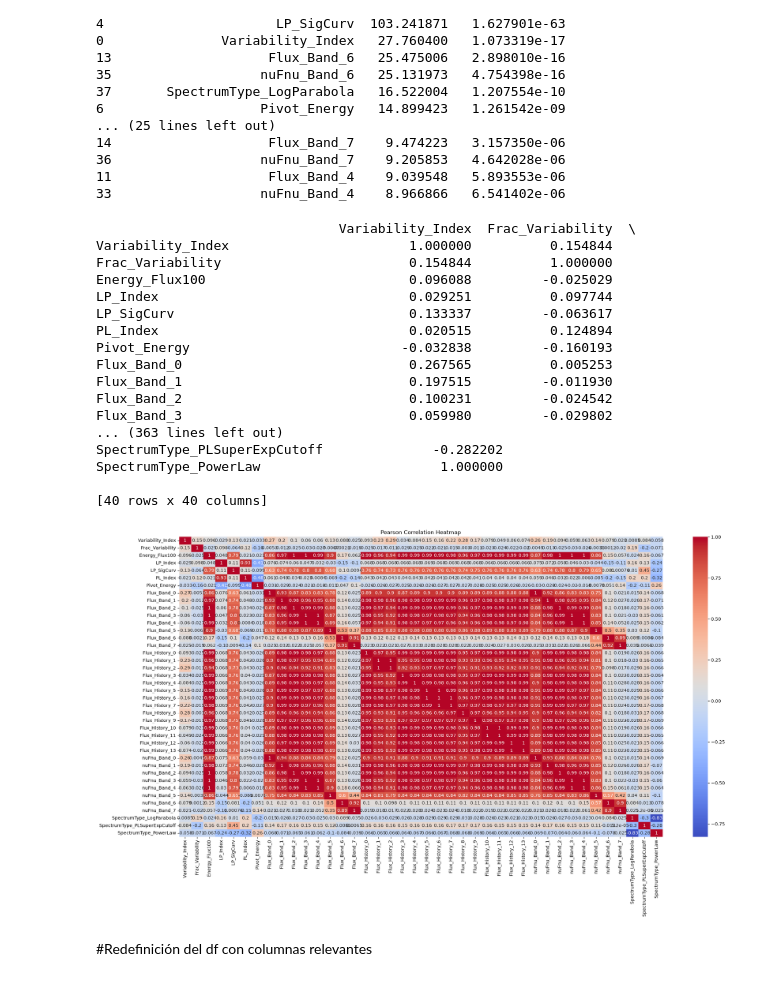
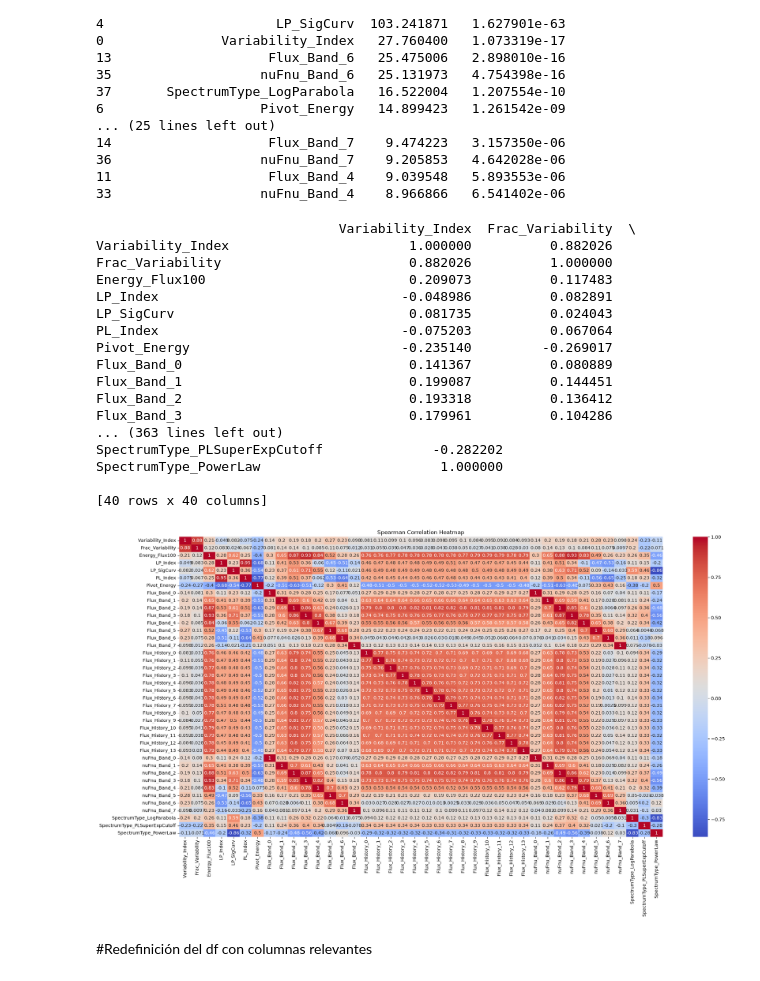
Before and after one commit to jcuartasl/BlazarClassification, a Jupyter notebook: EDA_4FLG.ipynb, the cells around one changed output. Cells and saved outputs as stored; diff of their text form; code cells hidden in the pictures.

```diff
--- a/EDA_4FLG.ipynb
+++ b/EDA_4FLG.ipynb
@@ -299,32 +299,32 @@ print(resultado.sort_values("f_score", ascending=False))
 11                    Flux_Band_4    9.039548   5.893553e-06
 33                   nuFnu_Band_4    8.966866   6.541402e-06
 # %%
-pearson_corr = X.corr(method='pearson')
-print(pearson_corr)
+spearman_corr = X.corr(method='spearman')
+print(spearman_corr)
 
 plt.figure(figsize=(24, 12))
-sns.heatmap(pearson_corr, annot=True, cmap='coolwarm')
-plt.title("Pearson Correlation Heatmap")
+sns.heatmap(spearman_corr, annot=True, cmap='coolwarm')
+plt.title("Spearman Correlation Heatmap")
 plt.show()
 # %% [output]
                                Variability_Index  Frac_Variability  \
-Variability_Index                       1.000000          0.154844
-Frac_Variability                        0.154844          1.000000
-Energy_Flux100                          0.096088         -0.025029
-LP_Index                                0.029251          0.097744
-LP_SigCurv                              0.133337         -0.063617
-PL_Index                                0.020515          0.124894
-Pivot_Energy                           -0.032838         -0.160193
-Flux_Band_0                             0.267565          0.005253
-Flux_Band_1                             0.197515         -0.011930
-Flux_Band_2                             0.100231         -0.024542
-Flux_Band_3                             0.059980         -0.029802
+Variability_Index                       1.000000          0.882026
+Frac_Variability                        0.882026          1.000000
+Energy_Flux100                          0.209073          0.117483
+LP_Index                               -0.048986          0.082891
+LP_SigCurv                              0.081735          0.024043
+PL_Index                               -0.075203          0.067064
+Pivot_Energy                           -0.235140         -0.269017
+Flux_Band_0                             0.141367          0.080889
+Flux_Band_1                             0.199087          0.144451
+Flux_Band_2                             0.193318          0.136412
+Flux_Band_3                             0.179961          0.104286
 ... (363 lines left out)
 SpectrumType_PLSuperExpCutoff              -0.282202
 SpectrumType_PowerLaw                       1.000000
 
 [40 rows x 40 columns]
-[figure, old version]
+[figure, new version]
 # %% [markdown]
 #Redefinición del df con columnas relevantes
 # %%
```
Also changed, not shown: parts of 2 cells of this notebook, 9 other files.
